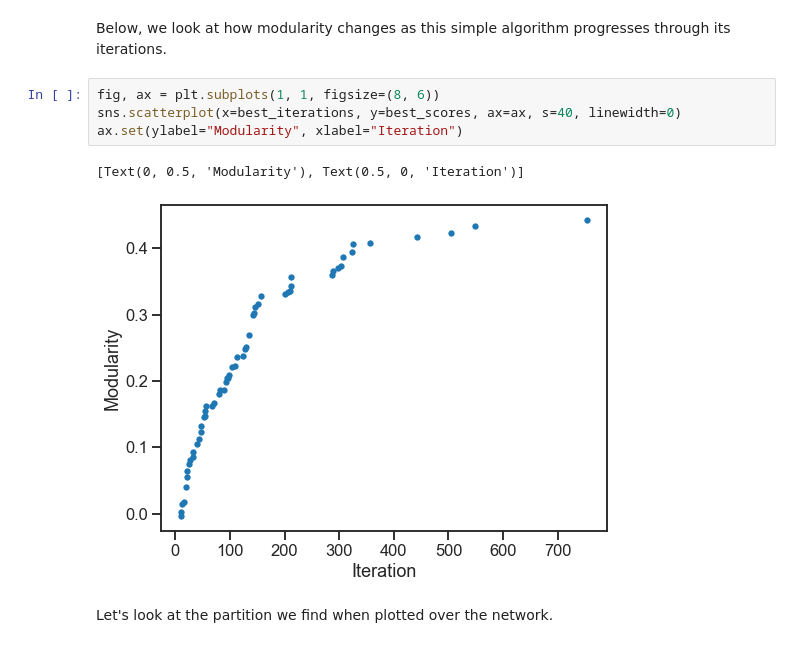
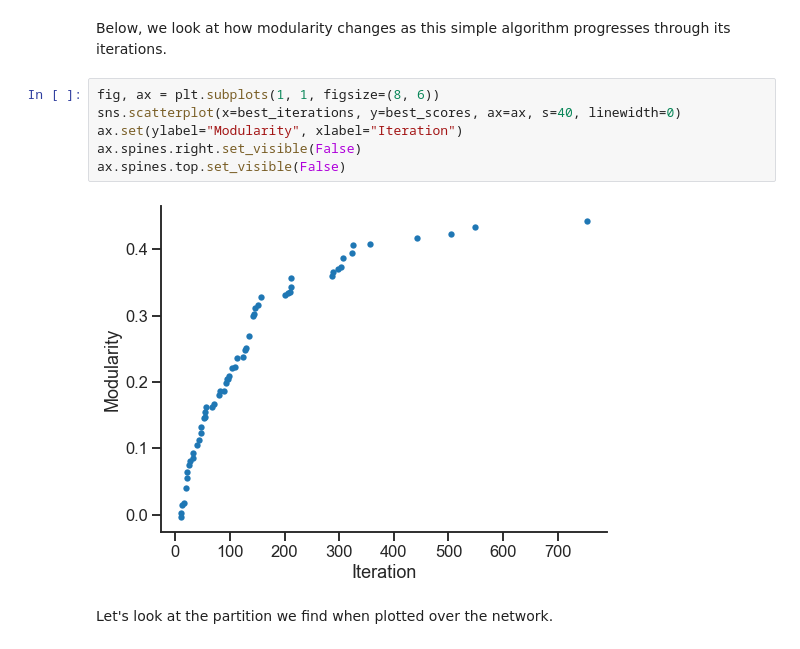
Before and after one commit to bdpedigo/networks-course, a Jupyter notebook: docs/community_detection.ipynb, the cells around one changed output. Cells and saved outputs as stored; diff of their text form.

```diff
--- a/docs/community_detection.ipynb
+++ b/docs/community_detection.ipynb
@@ -235,9 +296,10 @@ its iterations.
 # %%
 fig, ax = plt.subplots(1, 1, figsize=(8, 6))
 sns.scatterplot(x=best_iterations, y=best_scores, ax=ax, s=40, linewidth=0)
 ax.set(ylabel="Modularity", xlabel="Iteration")
+ax.spines.right.set_visible(False)
+ax.spines.top.set_visible(False)
 # %% [output]
-[Text(0, 0.5, 'Modularity'), Text(0.5, 0, 'Iteration')]
-[figure, old version]
+[figure, new version]
 # %% [markdown]
 Let's look at the partition we find when plotted over the network.
```
Also changed, not shown: parts of 15 cells of this notebook.
